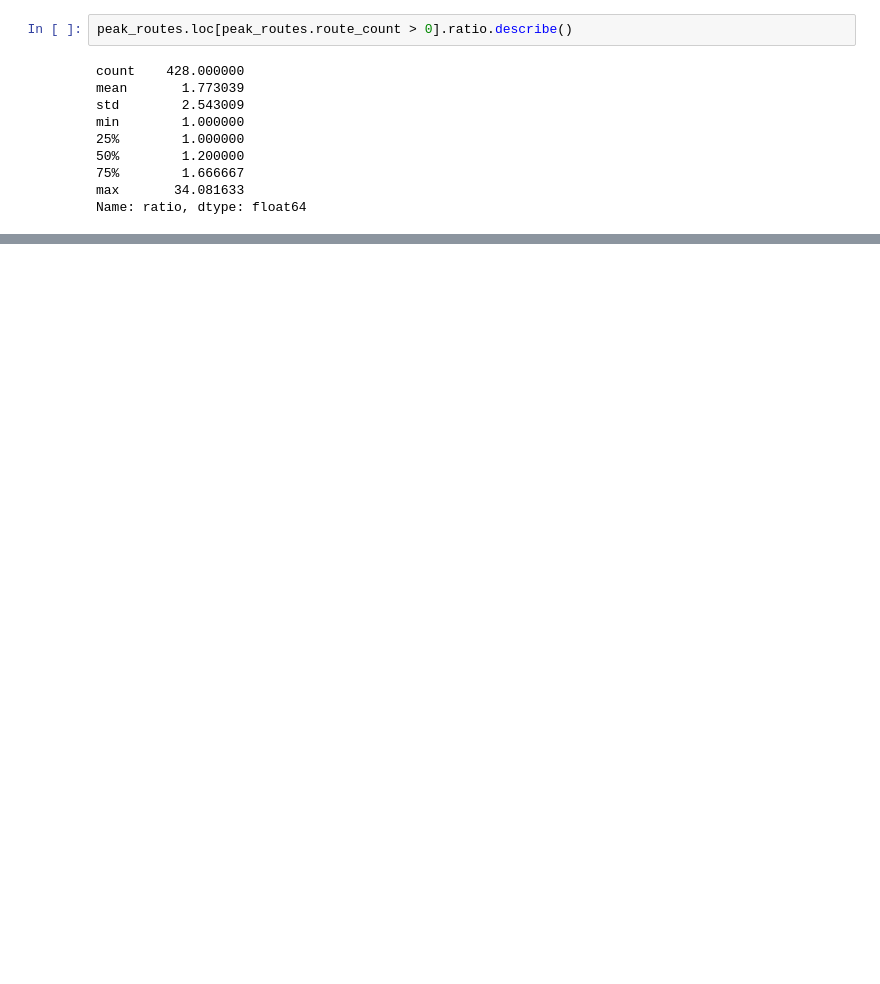
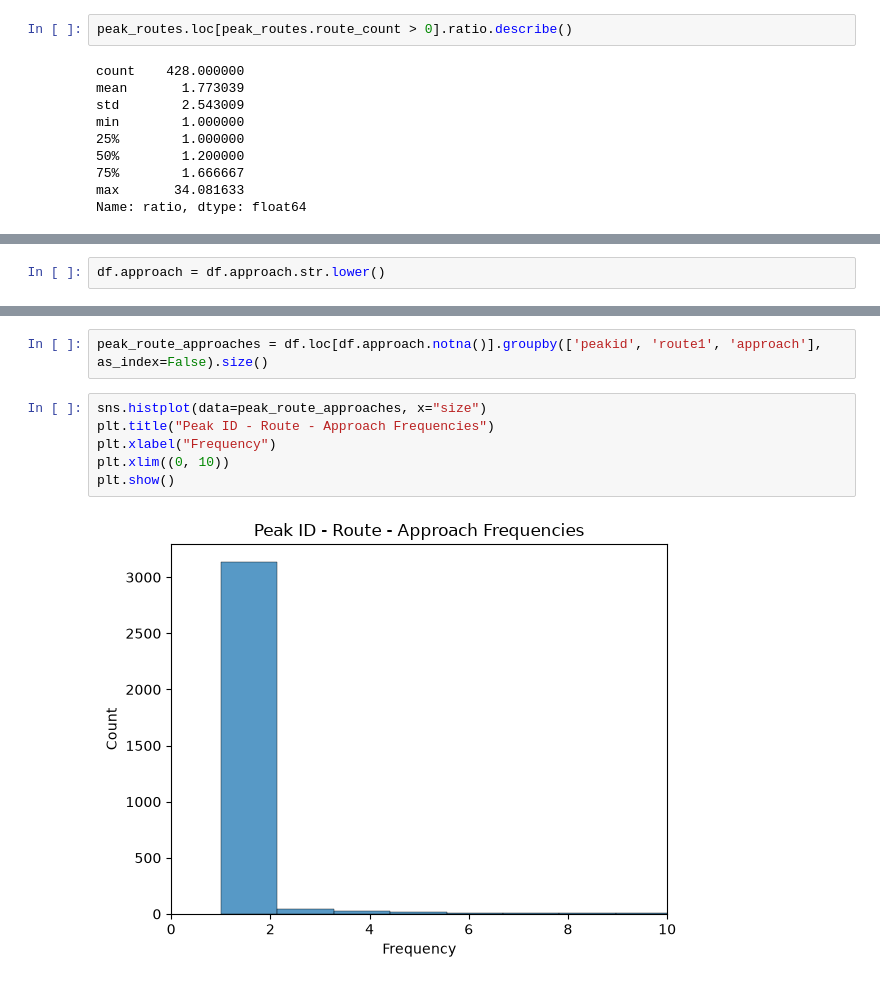
Before and after one commit to bastien-winant/himalayan-db-pipeline, a Jupyter notebook: notebooks/exploratory_data_analysis.ipynb, the cells around one changed output, grey strips where cells are left out. Drawn from its saved outputs; the diff is of its cells as text; blank space fills up the shorter version.

```diff
--- a/notebooks/exploratory_data_analysis.ipynb
+++ b/notebooks/exploratory_data_analysis.ipynb
@@ -403,0 +417,2 @@ Despite the high prevalence of unique routes, there is a substantial subset of f
+# %%
+df.approach = df.approach.str.lower()
@@ -403,0 +469,10 @@ Despite the high prevalence of unique routes, there is a substantial subset of f
+# %%
+peak_route_approaches = df.loc[df.approach.notna()].groupby(['peakid', 'route1', 'approach'], as_index=False).size()
+# %%
+sns.histplot(data=peak_route_approaches, x="size")
+plt.title("Peak ID - Route - Approach Frequencies")
+plt.xlabel("Frequency")
+plt.xlim((0, 10))
+plt.show()
+# %% [output]
+[figure, added]
```
Also changed, not shown: parts of 26 cells of this notebook.
